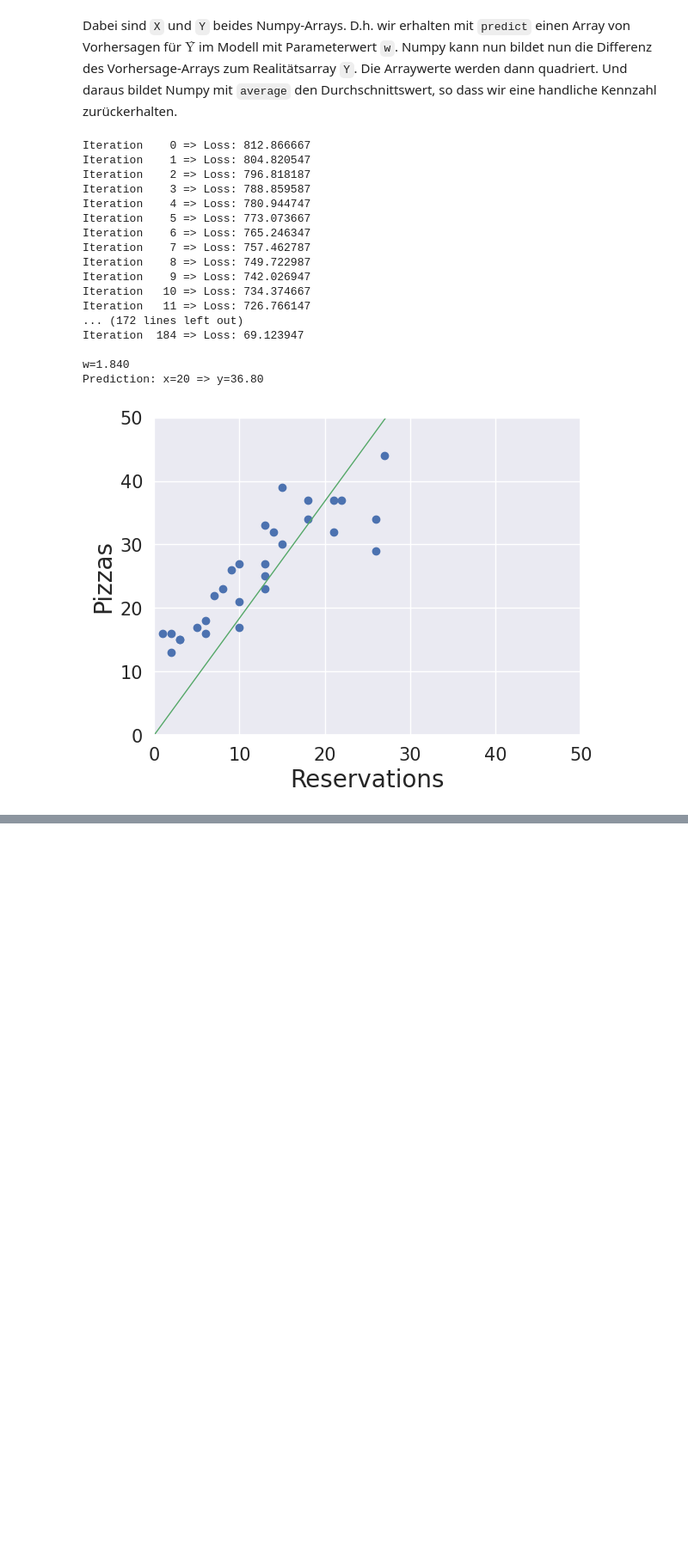
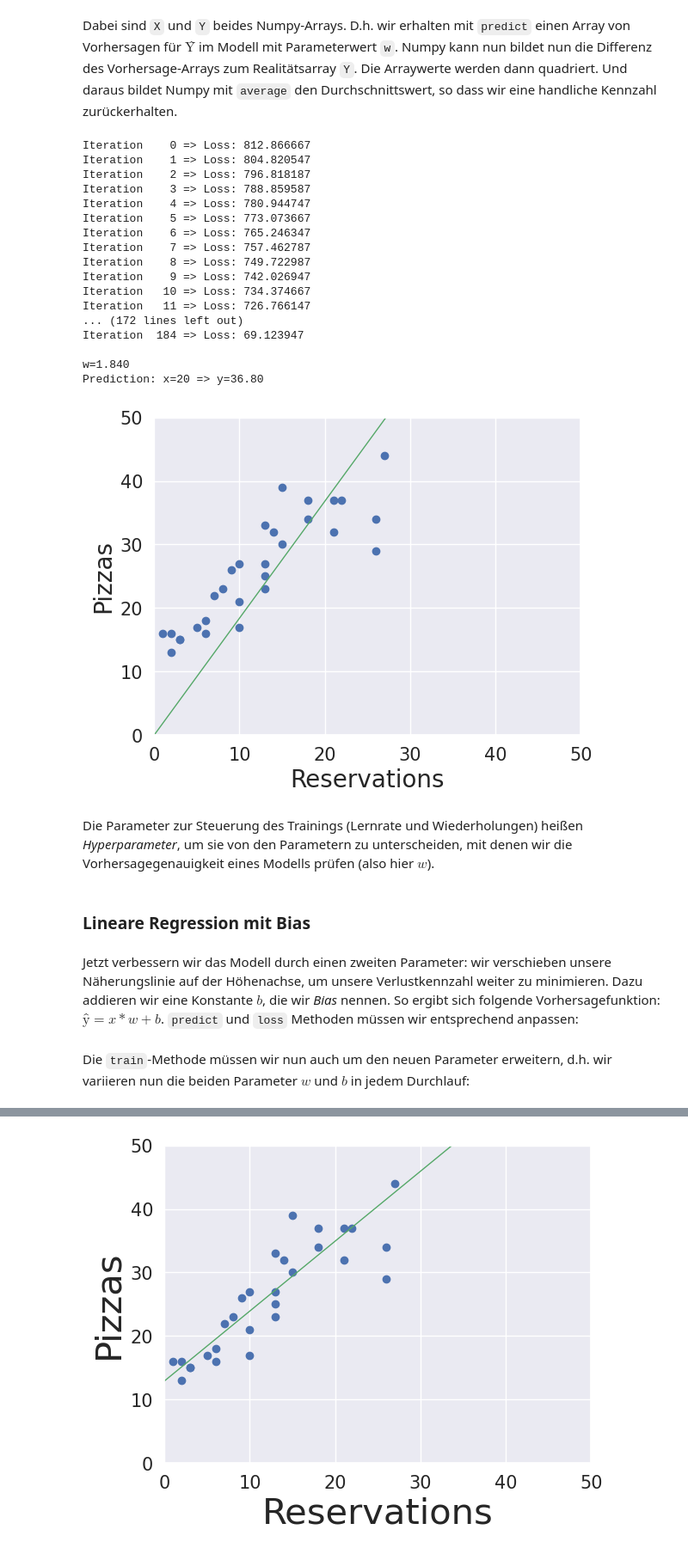
Before and after one commit to abits/mlfs, a Jupyter notebook: 01_pizzas_reservations_data.ipynb, the cells around one changed output, grey strips where cells are left out. Shown: that part at 86% size. Cells and saved outputs as stored; diff of their text form; code cells hidden in the pictures; blank space fills up the shorter version.

```diff
--- a/01_pizzas_reservations_data.ipynb
+++ b/01_pizzas_reservations_data.ipynb
@@ -98,3 +98,61 @@ Iteration  184 => Loss: 69.123947
 w=1.840
 Prediction: x=20 => y=36.80
 [figure]
+# %% [markdown]
+Die Parameter zur Steuerung des Trainings (Lernrate und Wiederholungen) heißen _Hyperparameter_, um sie von den Parametern zu unterscheiden, mit denen wir die Vorhersagegenauigkeit eines Modells prüfen (also hier $w$).
+# %% [markdown]
+### Lineare Regression mit Bias
+# %% [markdown]
+Jetzt verbessern wir das Modell durch einen zweiten Parameter: wir verschieben unsere Näherungslinie auf der Höhenachse, um unsere Verlustkennzahl weiter zu minimieren. Dazu addieren wir eine Konstante $b$, die wir _Bias_ nennen. So ergibt sich folgende Vorhersagefunktion: $ŷ = x * w + b$. `predict` und `loss` Methoden müssen wir entsprechend anpassen:
+# %%
+def predict_with_bias(X, w, b):
+    return X * w + b
+
+def loss_with_bias(X, Y, w, b):
+    return np.average((predict_with_bias(X, w, b) - Y) ** 2)
+# %% [markdown]
+Die `train`-Methode müssen wir nun auch um den neuen Parameter erweitern, d.h. wir variieren nun die beiden Parameter $w$ und $b$ in jedem Durchlauf:
+# %%
+import numpy as np
+
+def train_with_bias(X, Y, iterations, lr):
+    w = b = 0
+    for i in range(iterations):
+        current_loss = loss_with_bias(X, Y, w, b)
+        print("Iteration %4d => Loss: %.6f" % (i, current_loss))
+
+        if loss_with_bias(X, Y, w + lr, b) < current_loss:
+            w += lr
+        elif loss_with_bias(X, Y, w - lr, b) < current_loss:
+            w -= lr
+        elif loss_with_bias(X, Y, w, b + lr) < current_loss:
+            b += lr
+        elif loss_with_bias(X, Y, w, b - lr) < current_loss:
+            b -= lr
+        else:
+            return w, b
+
+    raise Exception("Couldn't converge within %d iterations" % iterations)
+
+
+#X, Y = np.loadtxt("pizza.txt", skiprows=1, unpack=True)
+
+w, b = train_with_bias(X, Y, iterations=10000, lr=0.01)
+print("\nw=%.3f, b=%.3f" % (w, b))
+
+print("Prediction: x=%d => y=%.2f" % (20, predict_with_bias(20, w, b)))
+
+# Plot the chart
+import matplotlib.pyplot as plt
+import seaborn as sns
+sns.set()
+plt.plot(X, Y, "bo")
+plt.xticks(fontsize=15)
+plt.yticks(fontsize=15)
+plt.xlabel("Reservations", fontsize=30)
+plt.ylabel("Pizzas", fontsize=30)
+x_edge, y_edge = 50, 50
+plt.axis([0, x_edge, 0, y_edge])
+plt.plot([0, x_edge], [b, predict_with_bias(x_edge, w, b)], linewidth=1.0, color="g")
+plt.show()
+# %% [output]
@@ -100,0 +176 @@ Prediction: x=20 => y=36.80
+[figure, added]
```
Also changed, not shown: parts of 2 cells of this notebook.
